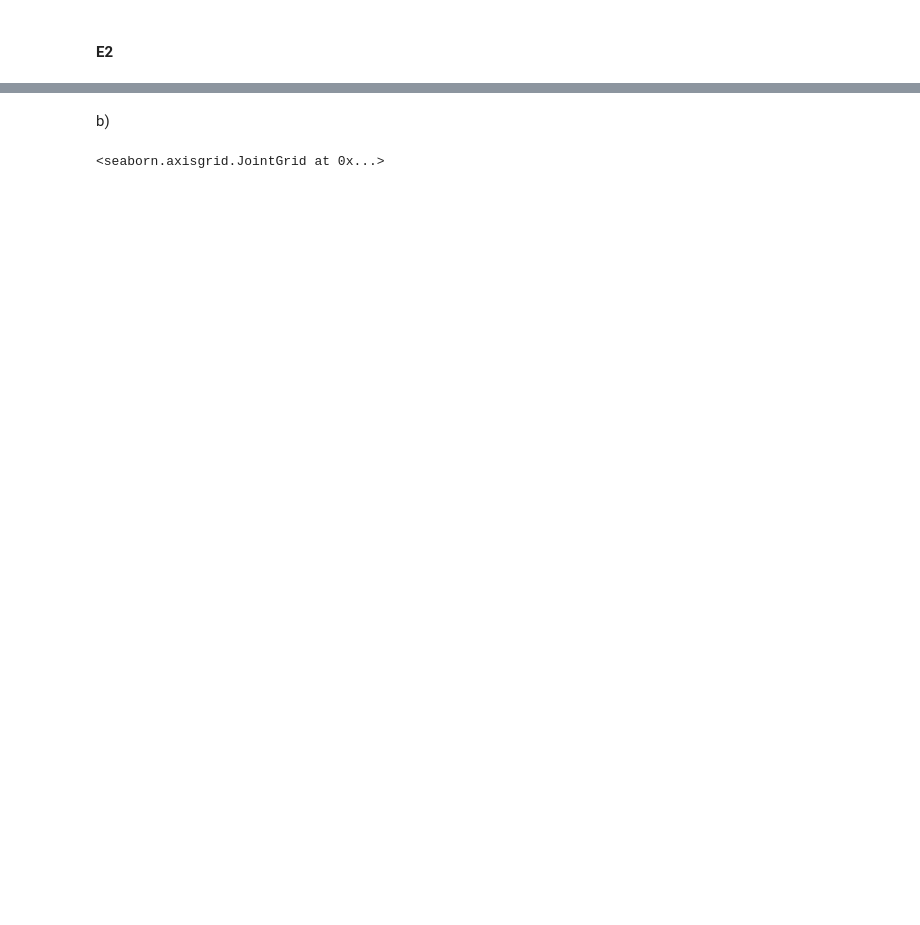
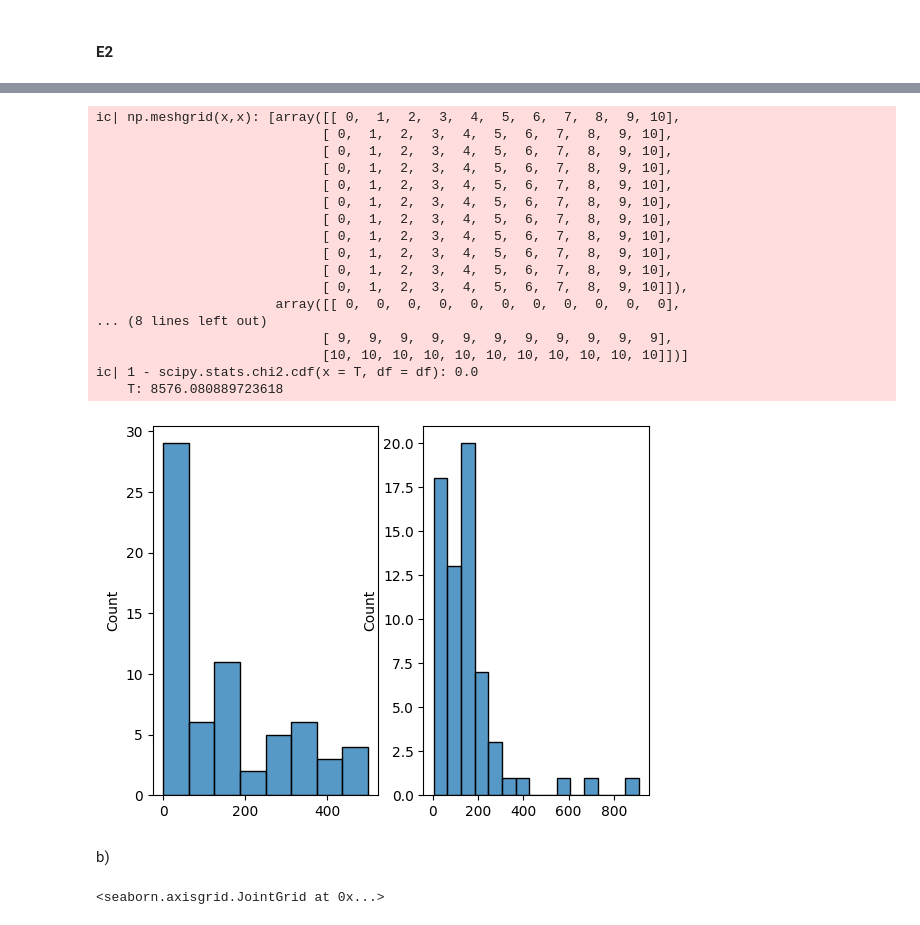
Before and after one commit to Las02/Stocastic_opgaver, a Jupyter notebook: Lasse/sto.ipynb, the cells around one changed output, grey strips where cells are left out. Drawn from its saved outputs; the diff is of its cells as text; code cells hidden in the pictures; blank space fills up the shorter version.

```diff
--- a/Lasse/sto.ipynb
+++ b/Lasse/sto.ipynb
@@ -465,3 +466,73 @@ sns.jointplot(x=x_list1, y=x_list2, kind="hex")
+# %%
+from scipy.stats import chisquare
+# defining method to test distributions with two variables
+def test_two_chi2(x_arr, y_arr, g):
+    def count_target(x_arr, y_arr, x_target, y_target):
+        # Count the numbers which match the target
+        count = 0
+        for x, y in zip(x_arr, y_arr):
+            if x == x_target and y == y_target:
+                count += 1
+        return count
+
+    # Calculate expected for each combination and the found
+    x = np.arange(0, 10+1)
+    first, second = ic(np.meshgrid(x,x))
+    expected = []
+    target = []
+    for f,s in zip(first.flatten(), second.flatten()):
+        if f + s <= 10:
+            expected.append(g(f,s))
+            target.append(count_target(x_arr, y_arr, f, s))
+
+    expected = np.array(expected)
+    target = np.array(target)
+    import matplotlib.pyplot as plt
+    plt,ax = plt.subplots(1,2)
+
+    # Converting to propabilities
+    expected = (expected/sum(expected)) * sum(target)
+    sns.histplot(target, ax=ax[0])
+    sns.histplot(expected,ax=ax[1])
+
+    # Calculating the statistic
+    total = 0
+    for observed, expec in zip(target, expected):
+        total += (observed - expec)**2 /  \
+            expec
+    T = total
+
+    # And testing the statistic
+    m = 0
+    df = len(target) - 1 - m
+
+    ic(1 - scipy.stats.chi2.cdf(x = T, df = df), T)
+
+# Testing the distribution fit
+x_arr = np.array(x_list1)
+y_arr = np.array(x_list2)
+test_two_chi2(x_arr, y_arr, g)
+# As can be seen it seems to not follow the distribution
+# Meaning that we might have made a mistake somewhere
+# %% [output]
+ic| np.meshgrid(x,x): [array([[ 0,  1,  2,  3,  4,  5,  6,  7,  8,  9, 10],
+                             [ 0,  1,  2,  3,  4,  5,  6,  7,  8,  9, 10],
+                             [ 0,  1,  2,  3,  4,  5,  6,  7,  8,  9, 10],
+                             [ 0,  1,  2,  3,  4,  5,  6,  7,  8,  9, 10],
+                             [ 0,  1,  2,  3,  4,  5,  6,  7,  8,  9, 10],
+                             [ 0,  1,  2,  3,  4,  5,  6,  7,  8,  9, 10],
+                             [ 0,  1,  2,  3,  4,  5,  6,  7,  8,  9, 10],
+                             [ 0,  1,  2,  3,  4,  5,  6,  7,  8,  9, 10],
+                             [ 0,  1,  2,  3,  4,  5,  6,  7,  8,  9, 10],
+                             [ 0,  1,  2,  3,  4,  5,  6,  7,  8,  9, 10],
+                             [ 0,  1,  2,  3,  4,  5,  6,  7,  8,  9, 10]]),
+                       array([[ 0,  0,  0,  0,  0,  0,  0,  0,  0,  0,  0],
+... (8 lines left out)
+                             [ 9,  9,  9,  9,  9,  9,  9,  9,  9,  9,  9],
+                             [10, 10, 10, 10, 10, 10, 10, 10, 10, 10, 10]])]
+ic| 1 - scipy.stats.chi2.cdf(x = T, df = df): 0.0
+    T: 8576.080889723618
+[figure, added]
 # %% [markdown]
 b)
 # %%
```
Also changed, not shown: parts of 9 cells of this notebook.
